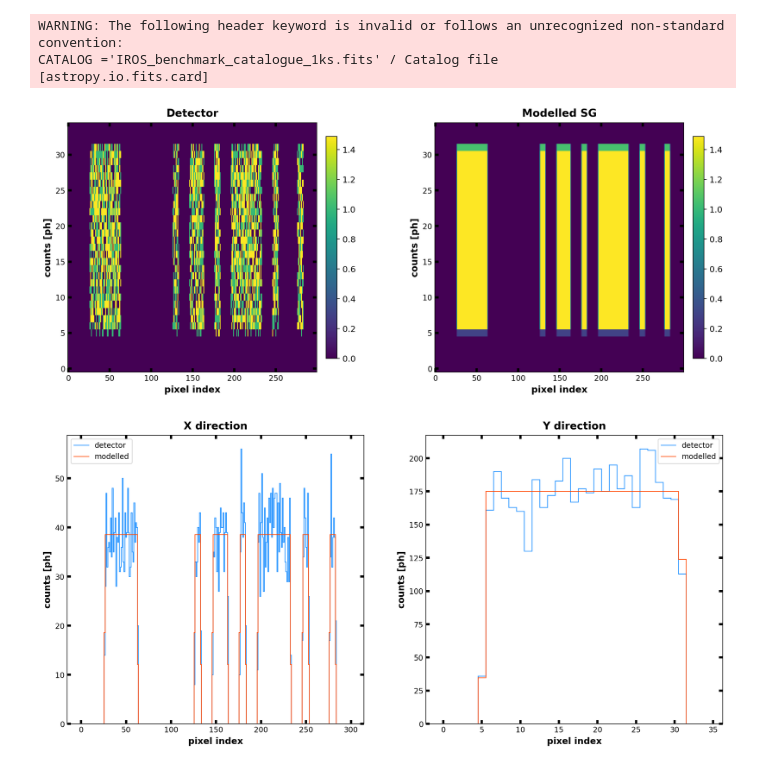
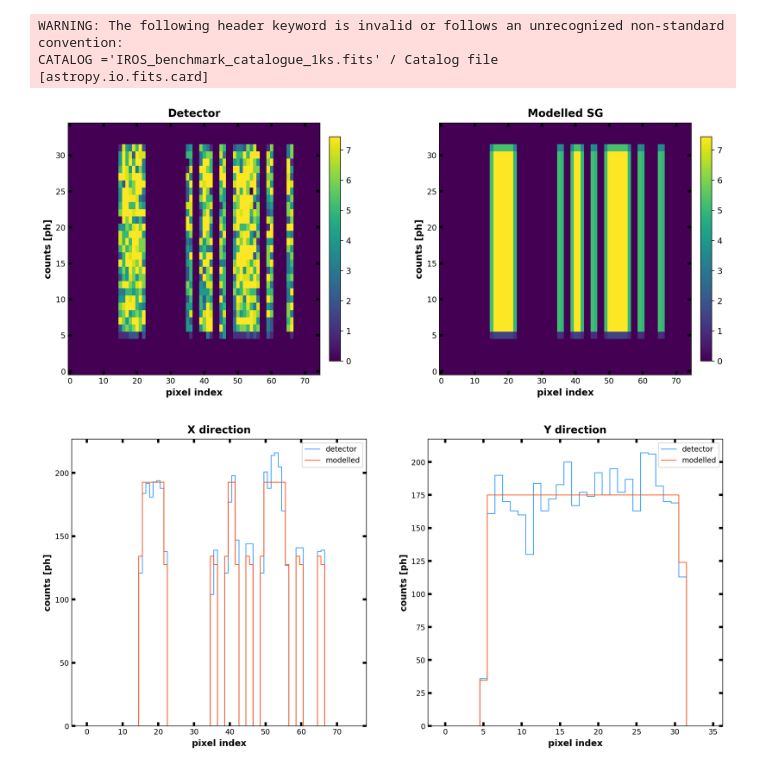
Before and after one commit to EdoardoGiancarli/LearningCodedMasks, a Jupyter notebook: IROS/IROS_bncmrk_SPSF.ipynb, the cells around one changed output. Drawn from its saved outputs; the diff is of its cells as text; code cells hidden in the pictures.

```diff
--- a/IROS/IROS_bncmrk_SPSF.ipynb
+++ b/IROS/IROS_bncmrk_SPSF.ipynb
@@ -364,7 +364,7 @@ def extract_section(
     """Returns an array view of the input array."""
     return arr[rows, cols]
 # %%
-wfm: CodedMaskCamera = codedmask(MASK_PATH, 10, 1)
+wfm: CodedMaskCamera = codedmask(MASK_PATH, 2, 1)
 # %%
 srcID: str = 's17'
 
@@ -407,7 +407,7 @@ sky_model = model_sky(
     psfy=False,
 )
 # %%
-slicerows, slicecols = slice(165, 200), slice(2300, 2600)
+slicerows, slicecols = slice(165, 200), slice(450, 525) #slice(2300, 2600)
 ext_det, ext_sg = map(
     lambda x: extract_section(x, slicerows, slicecols),
     (detector, sg_model),
@@ -440,35 +440,35 @@ dmap_img_sg = ds.map4image(
 ds.image_plot((dmap_img_det, dmap_img_sg), ncols=2)
 
 dmap_collapsed_x = ds.map4plot(
     arrs=(det_x, sg_x),
     title='X direction',
     ylabel='counts [ph]',
     xlabel='pixel index',
     labels=('detector', 'modelled'),
     x=map(
         lambda x: np.arange(len(x) + 1) - 0.5,
         (det_x, sg_x)
     ),
     color=('DodgerBlue', 'OrangeRed'),
     style='stairs',
 )
 dmap_collapsed_y = ds.map4plot(
     arrs=(det_y, sg_y),
     title='Y direction',
     ylabel='counts [ph]',
     xlabel='pixel index',
     labels=('detector', 'modelled'),
     x=map(
         lambda x: np.arange(len(x) + 1) - 0.5,
         (det_y, sg_y)
     ),
     color=('DodgerBlue', 'OrangeRed'),
     style='stairs',
 )
 ds.plot((dmap_collapsed_x, dmap_collapsed_y), ncols=2)
 # %% [output]
-[figure, old version]
+[figure, new version]
-[figure, old version]
+[figure, new version]
 # %%
 slicerows, slicecols = slice(165, 200), slice(2300, 2600)
 ext_det, ext_sg = map(
```
Also changed, not shown: parts of 1 cell of this notebook, 1 other file.
